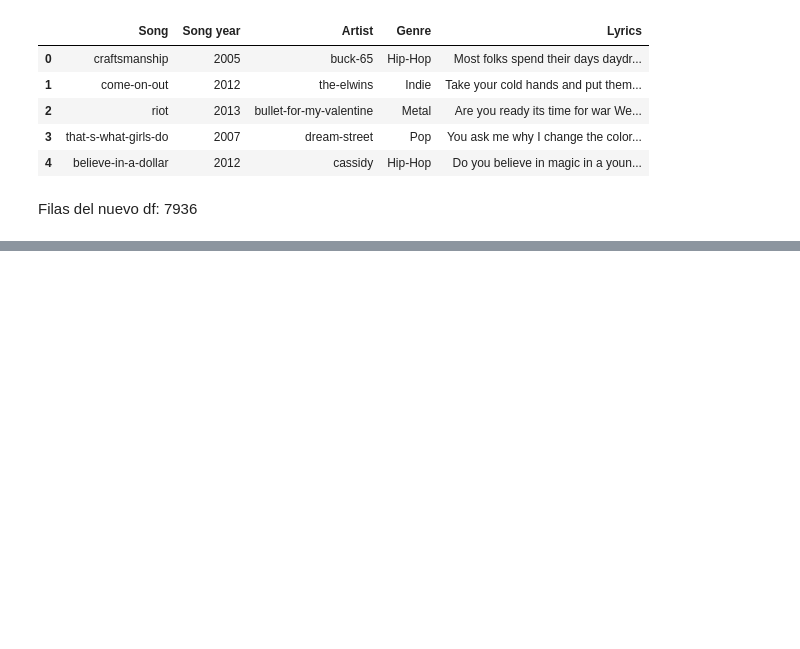
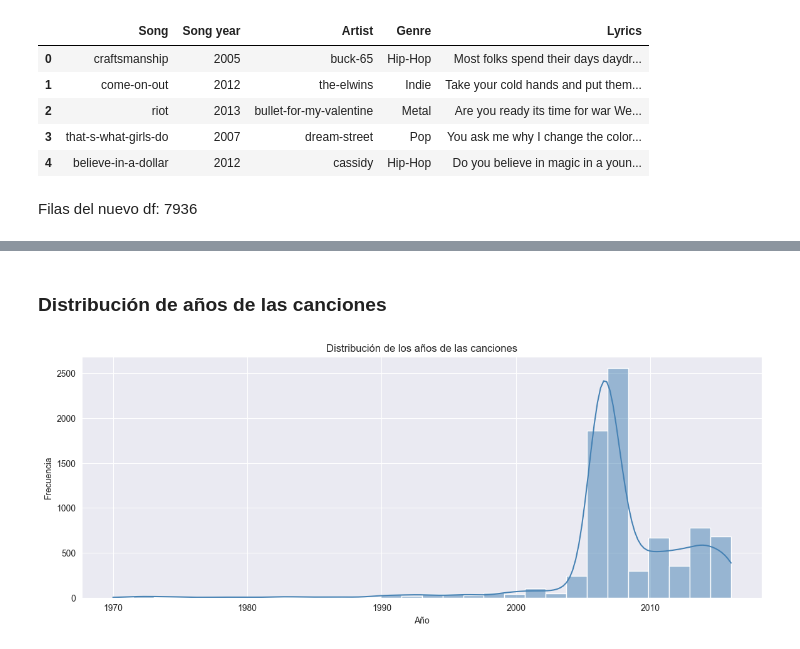
Before and after one commit to kendalls-s/Analisis-Morfosintactico-de-Letras-Musicales, a Jupyter notebook: notebooks/01_exploracion_datos.ipynb, the cells around one changed output, grey strips where cells are left out. Drawn from its saved outputs; the diff is of its cells as text; code cells hidden in the pictures; blank space fills up the shorter version.

```diff
--- a/notebooks/01_exploracion_datos.ipynb
+++ b/notebooks/01_exploracion_datos.ipynb
@@ -49,0 +87,11 @@ Filas del nuevo df: 7936
+# %% [markdown]
+### Distribución de años de las canciones
+# %%
+plt.figure(figsize=(14,5))
+sns.histplot(df['Song year'], bins=30, kde=True, color='steelblue')
+plt.title('Distribución de los años de las canciones')
+plt.xlabel('Año')
+plt.ylabel('Frecuencia')
+plt.show()
+# %% [output]
+[figure, added]
```
Also changed, not shown: parts of 21 cells of this notebook.
